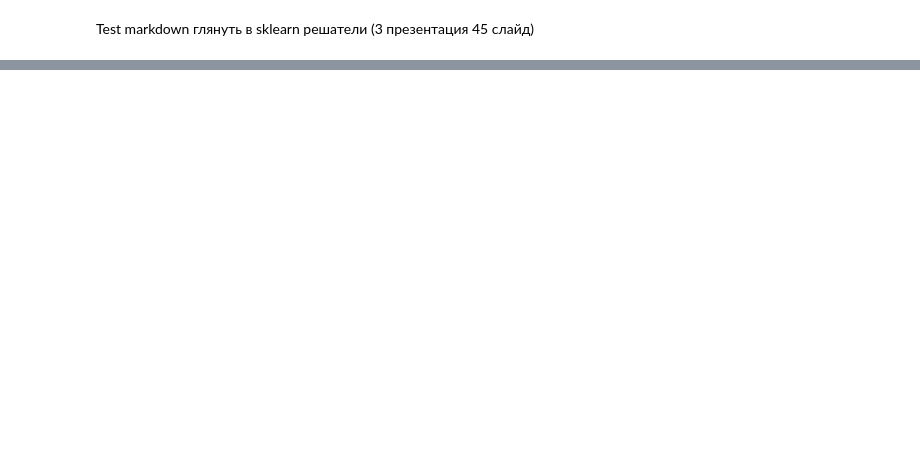
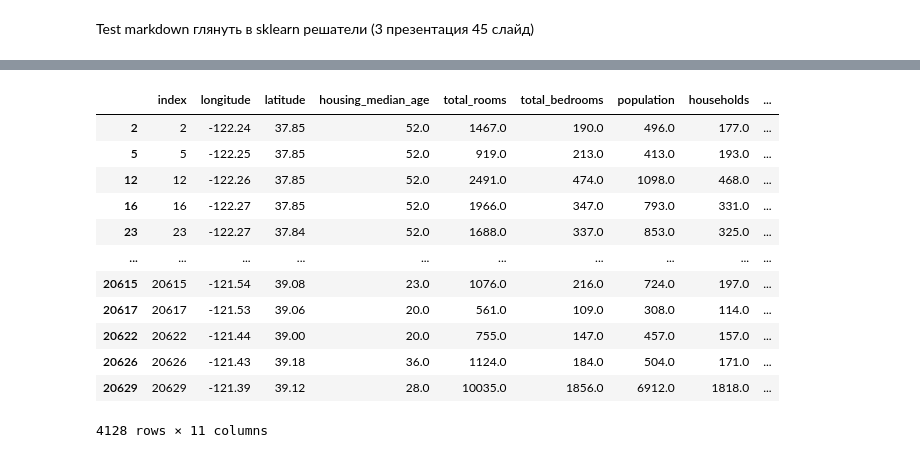
Before and after one commit to colosss/ml_ucheba, a Jupyter notebook: dz_1.ipynb, the cells around one changed output, grey strips where cells are left out. Saved outputs shown, nothing was run; the diff lists cells and outputs as text; code cells hidden in the pictures; blank space fills up the shorter version.

```diff
--- a/dz_1.ipynb
+++ b/dz_1.ipynb
@@ -3,3 +3,26 @@ import numpy as np
 
 x=np.random.rand(100,1)
 y=10+7*x+np.random.randn(100,1)
+# %%
+from pathlib import Path
+import pandas as pd
+import tarfile
+import urllib.request
+
+def load_housing_data():
+    datasets_path = Path("datasets")
+    tarball_path = datasets_path / "housing.tgz"
+
+    datasets_path.mkdir(parents=True, exist_ok=True)
+
+    if not tarball_path.is_file():
+        url = "https://raw.githubusercontent.com/ageron/data/main/housing.tgz"
+        urllib.request.urlretrieve(url, tarball_path)
+
+    with tarfile.open(tarball_path) as housing_tarball:
+        housing_tarball.extractall(path=datasets_path)
+
+    return pd.read_csv(datasets_path / "housing" / "housing.csv")
+
+housing = load_housing_data()
+housing.head()
@@ -249,0 +394,30 @@ plt.show()
+# %%
+from zlib import crc32
+
+def test_set_check(indentifier, test_ratio):
+    return crc32(np.int64(indentifier)) & 0xffffffff<test_ratio*2**32
+
+def split_train_test_by_id(data, test_ratio, id_column):
+    ids=data[id_column]
+    in_test_set=ids.apply(lambda id_: test_set_check(id_, test_ratio))
+    return data.loc[~in_test_set], data.loc[in_test_set]
+
+housing_with_id=housing.reset_index()
+train_set_2, test_set_2=split_train_test_by_id(housing_with_id,0.2,"index")
+
+# train_set_2
+test_set_2
+# %% [output]
+|  | index | longitude | latitude | housing_median_age | total_rooms | total_bedrooms | population | households | ... |
+| 2 | 2 | -122.24 | 37.85 | 52.0 | 1467.0 | 190.0 | 496.0 | 177.0 | ... |
+| 5 | 5 | -122.25 | 37.85 | 52.0 | 919.0 | 213.0 | 413.0 | 193.0 | ... |
+| 12 | 12 | -122.26 | 37.85 | 52.0 | 2491.0 | 474.0 | 1098.0 | 468.0 | ... |
+| 16 | 16 | -122.27 | 37.85 | 52.0 | 1966.0 | 347.0 | 793.0 | 331.0 | ... |
+| 23 | 23 | -122.27 | 37.84 | 52.0 | 1688.0 | 337.0 | 853.0 | 325.0 | ... |
+| ... | ... | ... | ... | ... | ... | ... | ... | ... | ... |
+| 20615 | 20615 | -121.54 | 39.08 | 23.0 | 1076.0 | 216.0 | 724.0 | 197.0 | ... |
+| 20617 | 20617 | -121.53 | 39.06 | 20.0 | 561.0 | 109.0 | 308.0 | 114.0 | ... |
+| 20622 | 20622 | -121.44 | 39.00 | 20.0 | 755.0 | 147.0 | 457.0 | 157.0 | ... |
+| 20626 | 20626 | -121.43 | 39.18 | 36.0 | 1124.0 | 184.0 | 504.0 | 171.0 | ... |
+| 20629 | 20629 | -121.39 | 39.12 | 28.0 | 10035.0 | 1856.0 | 6912.0 | 1818.0 | ... |
+4128 rows × 11 columns
```
Also changed, not shown: parts of 25 cells of this notebook, 2 other files.
